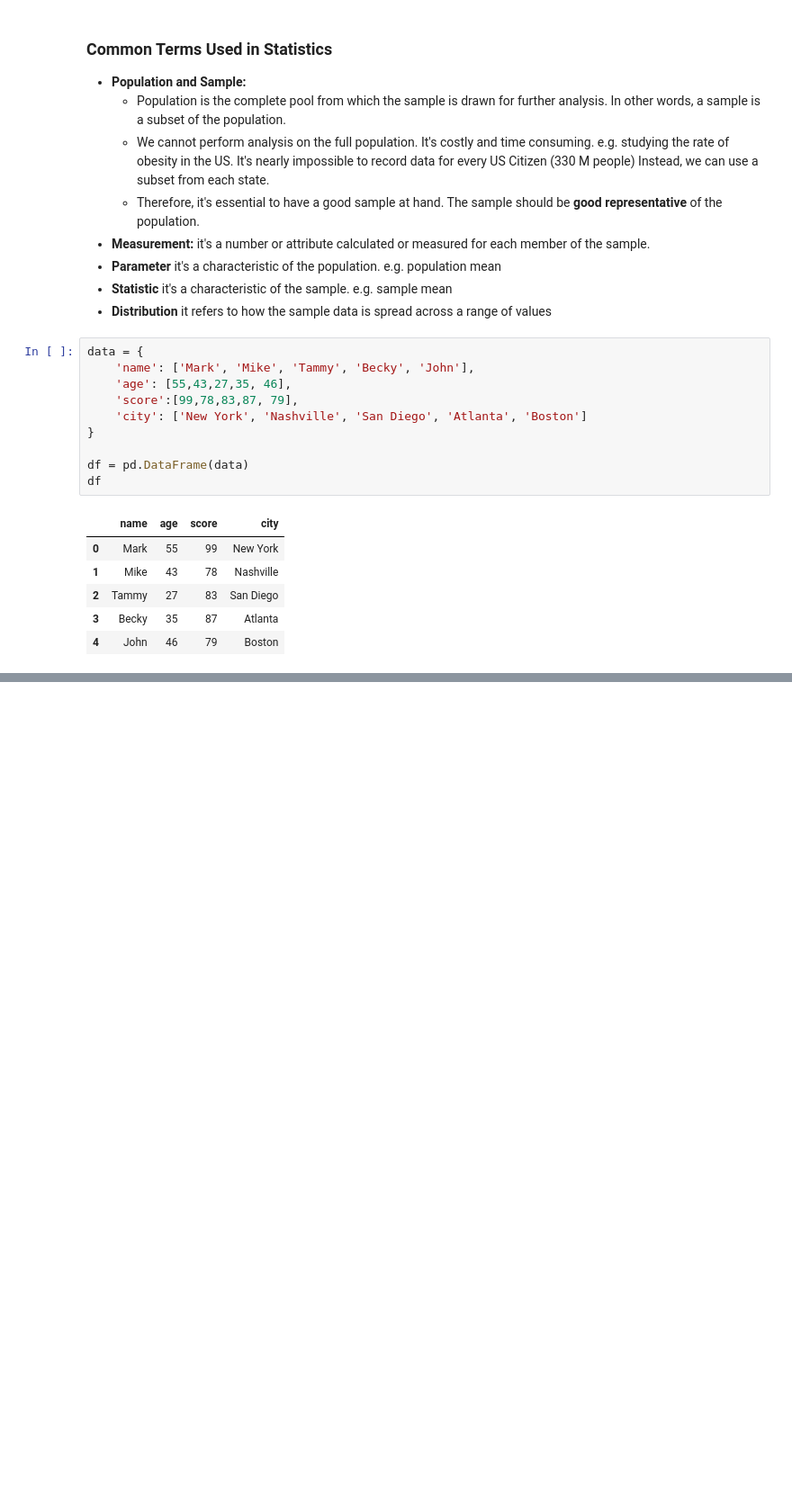
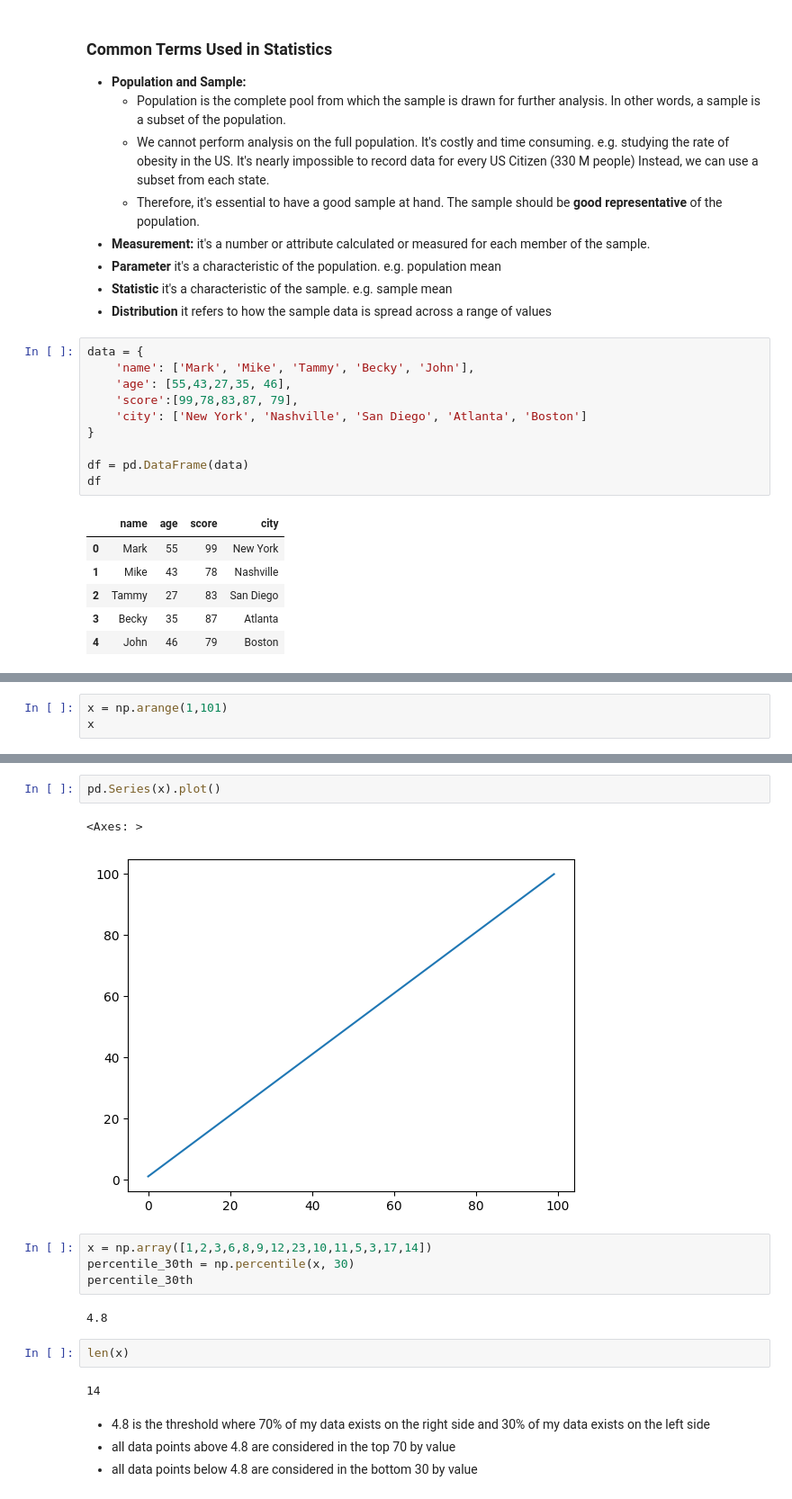
Before and after one commit to BasselD/ai-ml-training, a Jupyter notebook: 01_foundation/statistics/statistics_fundamentals.ipynb, the cells around one changed output, grey strips where cells are left out. Shown at 90% size. Drawn from its saved outputs; the diff is of its cells as text; blank space fills up the shorter version.

```diff
--- a/01_foundation/statistics/statistics_fundamentals.ipynb
+++ b/01_foundation/statistics/statistics_fundamentals.ipynb
@@ -65,0 +241,3 @@ df
+# %%
+x = np.arange(1,101)
+x
@@ -65,0 +253,19 @@ df
+# %%
+pd.Series(x).plot()
+# %% [output]
+<Axes: >
+[figure, added]
+# %%
+x = np.array([1,2,3,6,8,9,12,23,10,11,5,3,17,14])
+percentile_30th = np.percentile(x, 30)
+percentile_30th
+# %% [output]
+4.8
+# %%
+len(x)
+# %% [output]
+14
+# %% [markdown]
+- 4.8 is the threshold where 70% of my data exists on the right side and 30% of my data exists on the left side
+- all data points above 4.8 are considered in the top 70 by value
+- all data points below 4.8 are considered in the bottom 30 by value
```
Also changed, not shown: parts of 65 cells of this notebook.
